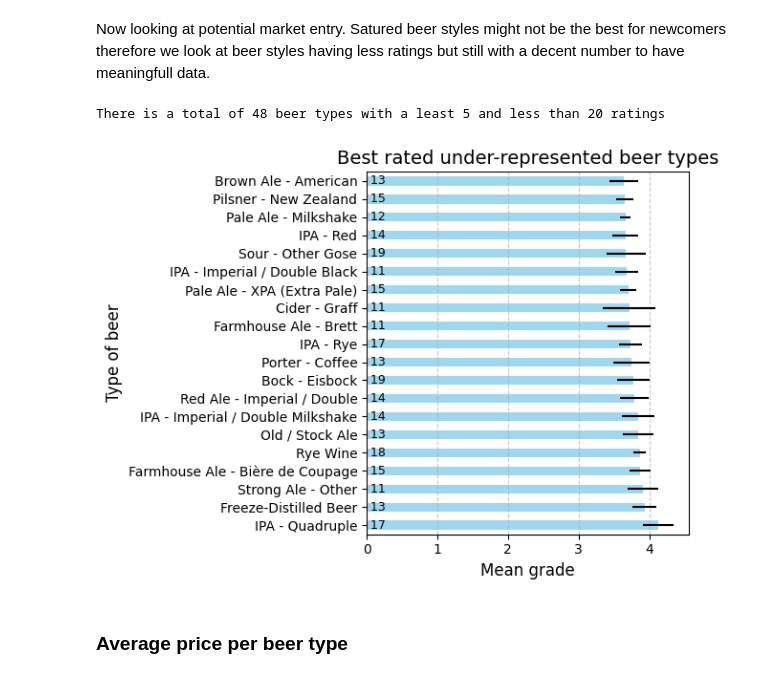
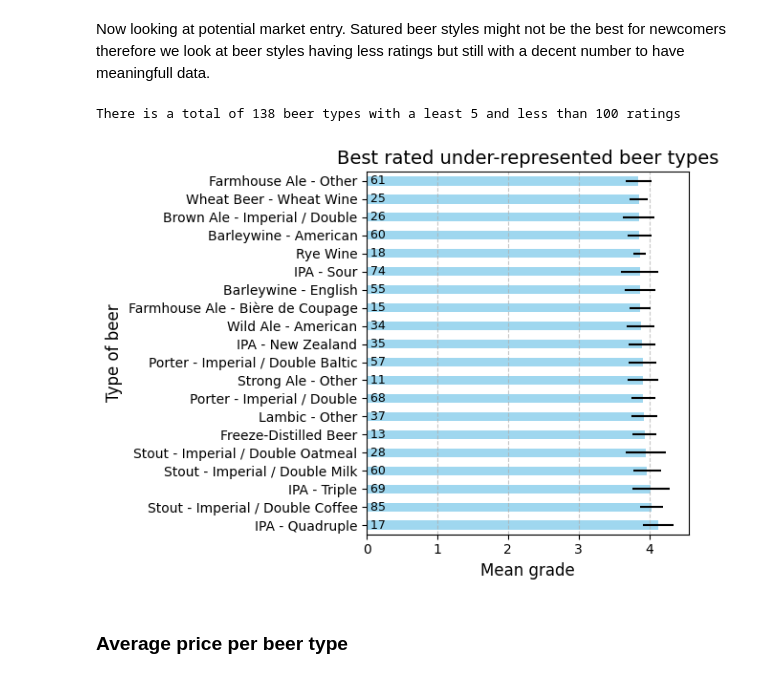
Before and after one commit to epfl-ada/ada-2024-project-pada-wan, a Jupyter notebook: prices.ipynb, the cells around one changed output. Saved outputs shown, nothing was run; the diff lists cells and outputs as text; code cells hidden in the pictures.

```diff
--- a/prices.ipynb
+++ b/prices.ipynb
@@ -115,3 +133,8 @@ Number of entries: 23440
+# %%
+#modify country names
+df_beerizer['Origin'] = df_beerizer['Origin'].str.replace('Spanje', 'Spain')
+df_beerizer['Origin'] = df_beerizer['Origin'].str.replace('België', 'Belgium')
+df_beerizer['Origin'] = df_beerizer['Origin'].str.replace('Estland', 'Estonia')
 # %%
 #add a column with the general type of beer
 df_beerizer['Beer_type_general'] = df_beerizer['Beer_type'].str.split(' - ').str[0]
@@ -269,3 +292,30 @@ plt.title('Mean grade per type of beer', fontsize=14)
 plt.show()
 # %% [output]
 [figure]
+# %%
+#best rated beers type in a given range of number of ratings
+range_ratings = (20, 50)
+mean_grade_per_type = mean_grade_per_type[df_beerizer['Beer_type_general'].value_counts() > range_ratings[0]]
+mean_grade_per_type = mean_grade_per_type[df_beerizer['Beer_type_general'].value_counts() < range_ratings[1]]
+std_grade_per_type = std_grade_per_type[df_beerizer['Beer_type_general'].value_counts() > range_ratings[0]]
+std_grade_per_type = std_grade_per_type[df_beerizer['Beer_type_general'].value_counts() < range_ratings[1]]
+plt.figure()
+
+print(f"There is a total of {len(mean_grade_per_type)} beer types with a least {range_ratings[0]} and less than {range_ratings[1]} ratings")
+
+# Plot the 20 beer types with best grades
+mean_grade_per_type.head(20).plot(kind='barh', xerr=std_grade_per_type.head(20), color='skyblue', alpha=0.8)
+
+# Add numbers of ratings next to the bars
+for i, beer_type in enumerate(mean_grade_per_type.head(20).index):
+    num_ratings = df_beerizer['Beer_type_general'].value_counts()[beer_type]
+    plt.text(0, i, f' {num_ratings}', va='center', ha='left', fontsize=9, color='black')
+
+# Adjust labels and title
+plt.ylabel('Type of beer', fontsize=12)
+plt.xlabel('Mean grade', fontsize=12)
+plt.title('Best rated under-represented beer types', fontsize=14)
+plt.grid(axis='x', linestyle='--', alpha=0.7)
+
+plt.tight_layout()
+plt.show()
@@ -323,34 +376,34 @@ plt.show()
 Now looking at potential market entry. Satured beer styles might not be the best for newcomers therefore we look at beer styles having less ratings but still with a decent number to have meaningfull data.
 # %%
 #best rated beers type in a given range of number of ratings
-range_ratings = (5, 20)
+range_ratings = (5, 100)
 mean_grade_per_type = mean_grade_per_type[df_beerizer['Beer_type'].value_counts() > range_ratings[0]]
 mean_grade_per_type = mean_grade_per_type[df_beerizer['Beer_type'].value_counts() < range_ratings[1]]
 std_grade_per_type = std_grade_per_type[df_beerizer['Beer_type'].value_counts() > range_ratings[0]]
 std_grade_per_type = std_grade_per_type[df_beerizer['Beer_type'].value_counts() < range_ratings[1]]
 plt.figure()
 
 print(f"There is a total of {len(mean_grade_per_type)} beer types with a least {range_ratings[0]} and less than {range_ratings[1]} ratings")
 
 # Plot the 20 beer types with best grades
 mean_grade_per_type.head(20).plot(kind='barh', xerr=std_grade_per_type.head(20), color='skyblue', alpha=0.8)
 
 # Add numbers of ratings next to the bars
 for i, beer_type in enumerate(mean_grade_per_type.head(20).index):
     num_ratings = df_beerizer['Beer_type'].value_counts()[beer_type]
     plt.text(0, i, f' {num_ratings}', va='center', ha='left', fontsize=9, color='black')
 
 # Adjust labels and title
 plt.ylabel('Type of beer', fontsize=12)
 plt.xlabel('Mean grade', fontsize=12)
 plt.title('Best rated under-represented beer types', fontsize=14)
 plt.grid(axis='x', linestyle='--', alpha=0.7)
 
 plt.tight_layout()
 plt.show()
 # %% [output]
-There is a total of 48 beer types with a least 5 and less than 20 ratings
+There is a total of 138 beer types with a least 5 and less than 100 ratings
-[figure, old version]
+[figure, new version]
 # %%
 #save to csv
 mean_grade_per_type.to_csv('mean_grade_per_type_underrepresented.csv')
```
Also changed, not shown: parts of 11 cells of this notebook, 1 other file.
